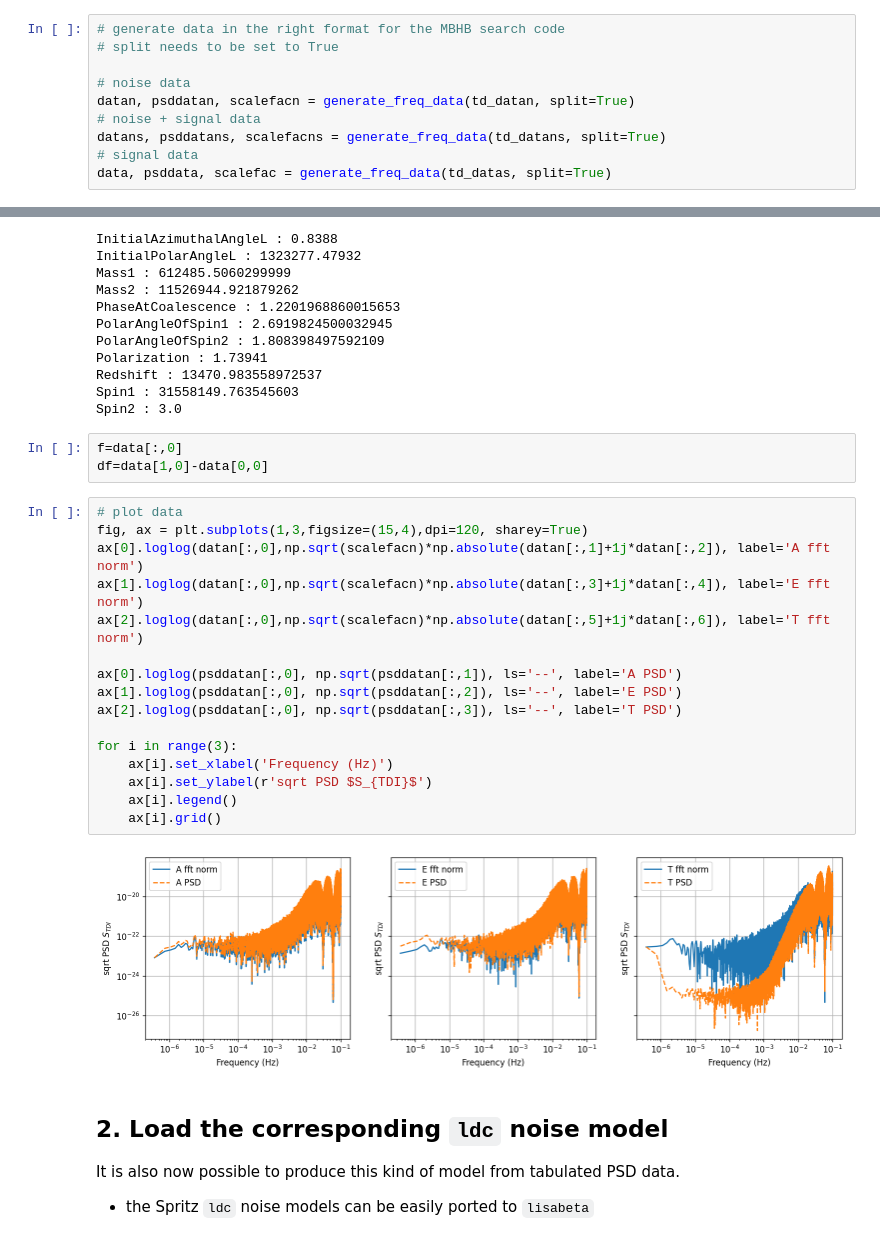
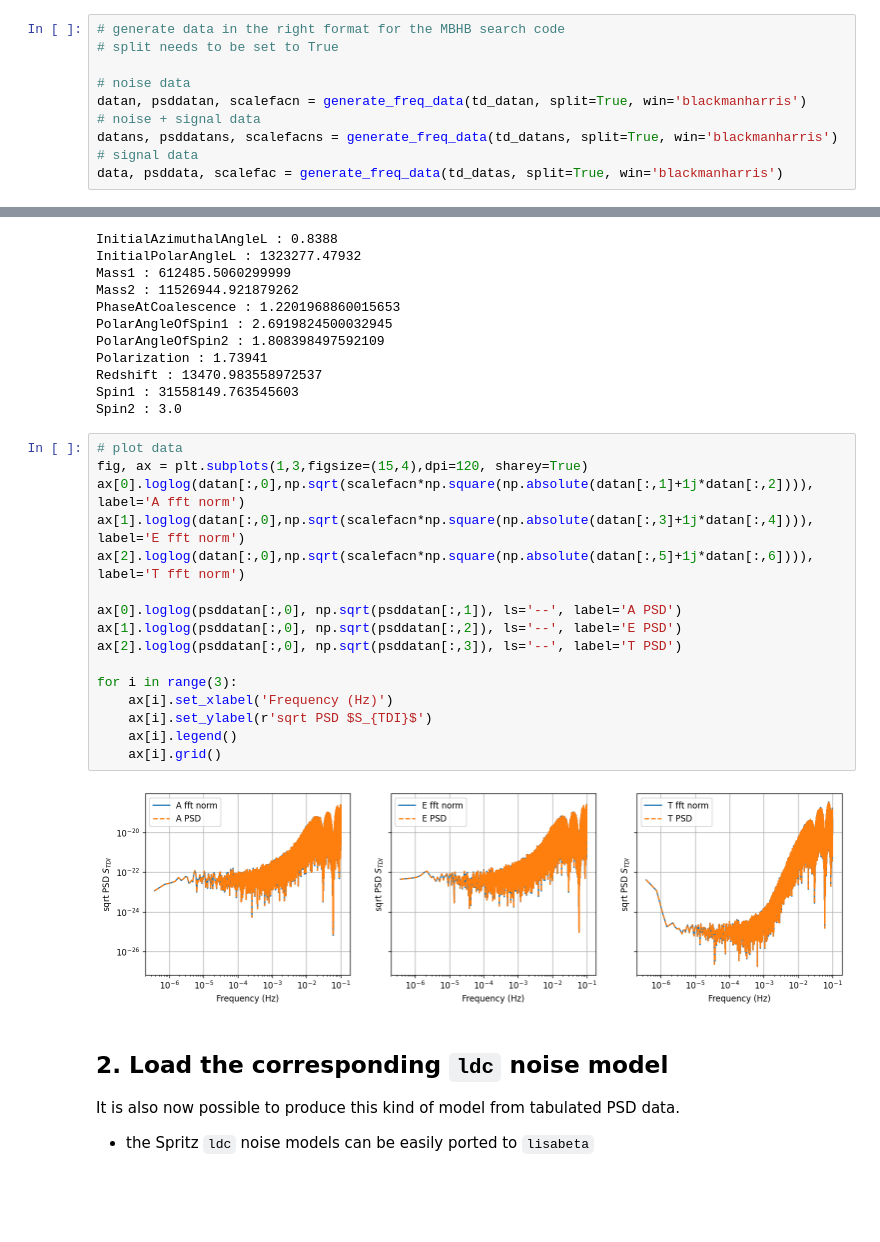
Before and after one commit to qbaghi/bayesdawn, a Jupyter notebook: notebooks/Spritz-MBHB-search-dev-globe.ipynb, the cells around one changed output, grey strips where cells are left out. Drawn from its saved outputs; the diff is of its cells as text; blank space fills up the shorter version.

```diff
--- a/notebooks/Spritz-MBHB-search-dev-globe.ipynb
+++ b/notebooks/Spritz-MBHB-search-dev-globe.ipynb
@@ -180,11 +187,11 @@ f, psdA, fft_A, _ = fft_olap_psd(td_datan, chan = 'A', plot = True)
 # split needs to be set to True
 
 # noise data
-datan, psddatan, scalefacn = generate_freq_data(td_datan, split=True)
+datan, psddatan, scalefacn = generate_freq_data(td_datan, split=True, win='blackmanharris')
 # noise + signal data
-datans, psddatans, scalefacns = generate_freq_data(td_datans, split=True)
+datans, psddatans, scalefacns = generate_freq_data(td_datans, split=True, win='blackmanharris')
 # signal data
-data, psddata, scalefac = generate_freq_data(td_datas, split=True)
+data, psddata, scalefac = generate_freq_data(td_datas, split=True, win='blackmanharris')
 # %%
 for param, val in zip(fid['sky/cat'].attrs.keys(),fid['sky/cat'][()]):
     print(param, ':', val)
@@ -205,27 +212,24 @@ Polarization : 1.73941
 Redshift : 13470.983558972537
 Spin1 : 31558149.763545603
 Spin2 : 3.0
-# %%
-f=data[:,0]
-df=data[1,0]-data[0,0]
 # %%
 # plot data
 fig, ax = plt.subplots(1,3,figsize=(15,4),dpi=120, sharey=True)
-ax[0].loglog(datan[:,0],np.sqrt(scalefacn)*np.absolute(datan[:,1]+1j*datan[:,2]), label='A fft norm')
-ax[1].loglog(datan[:,0],np.sqrt(scalefacn)*np.absolute(datan[:,3]+1j*datan[:,4]), label='E fft norm')
-ax[2].loglog(datan[:,0],np.sqrt(scalefacn)*np.absolute(datan[:,5]+1j*datan[:,6]), label='T fft norm')
+ax[0].loglog(datan[:,0],np.sqrt(scalefacn*np.square(np.absolute(datan[:,1]+1j*datan[:,2]))), label='A fft norm')
+ax[1].loglog(datan[:,0],np.sqrt(scalefacn*np.square(np.absolute(datan[:,3]+1j*datan[:,4]))), label='E fft norm')
+ax[2].loglog(datan[:,0],np.sqrt(scalefacn*np.square(np.absolute(datan[:,5]+1j*datan[:,6]))), label='T fft norm')
 
 ax[0].loglog(psddatan[:,0], np.sqrt(psddatan[:,1]), ls='--', label='A PSD')
 ax[1].loglog(psddatan[:,0], np.sqrt(psddatan[:,2]), ls='--', label='E PSD')
 ax[2].loglog(psddatan[:,0], np.sqrt(psddatan[:,3]), ls='--', label='T PSD')
 
 for i in range(3):
     ax[i].set_xlabel('Frequency (Hz)')
     ax[i].set_ylabel(r'sqrt PSD $S_{TDI}$')
     ax[i].legend()
     ax[i].grid()
 # %% [output]
-[figure, old version]
+[figure, new version]
 # %% [markdown]
 ## 2. Load the corresponding `ldc` noise model
 It is also now possible to produce this kind of model from tabulated PSD data.
```
Also changed, not shown: parts of 21 cells of this notebook, 1 other file.
